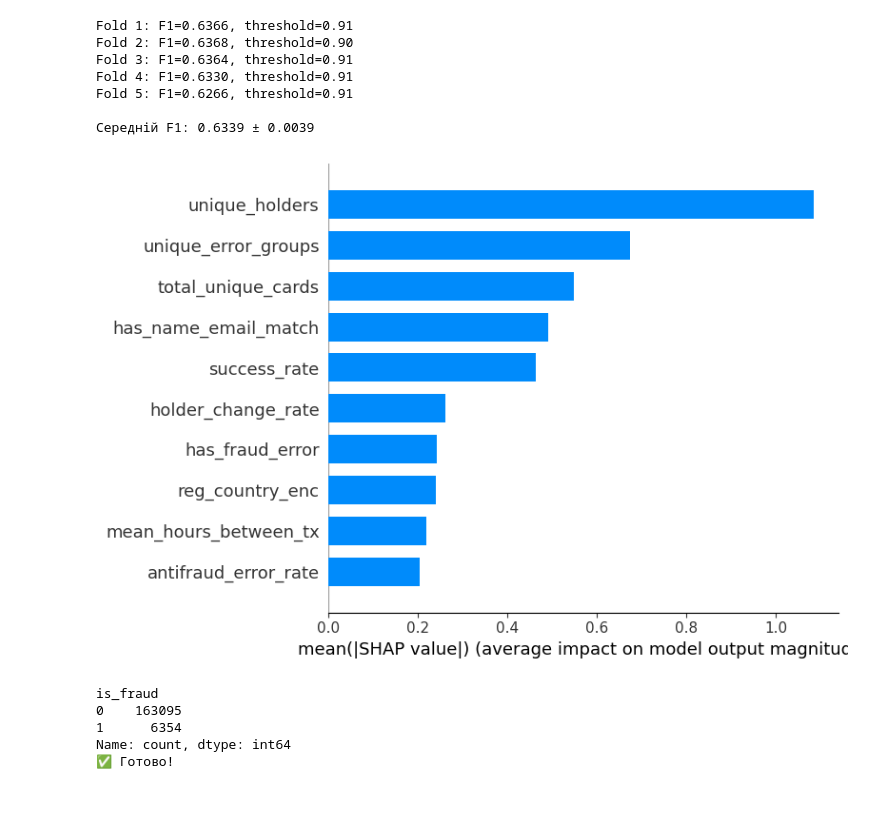
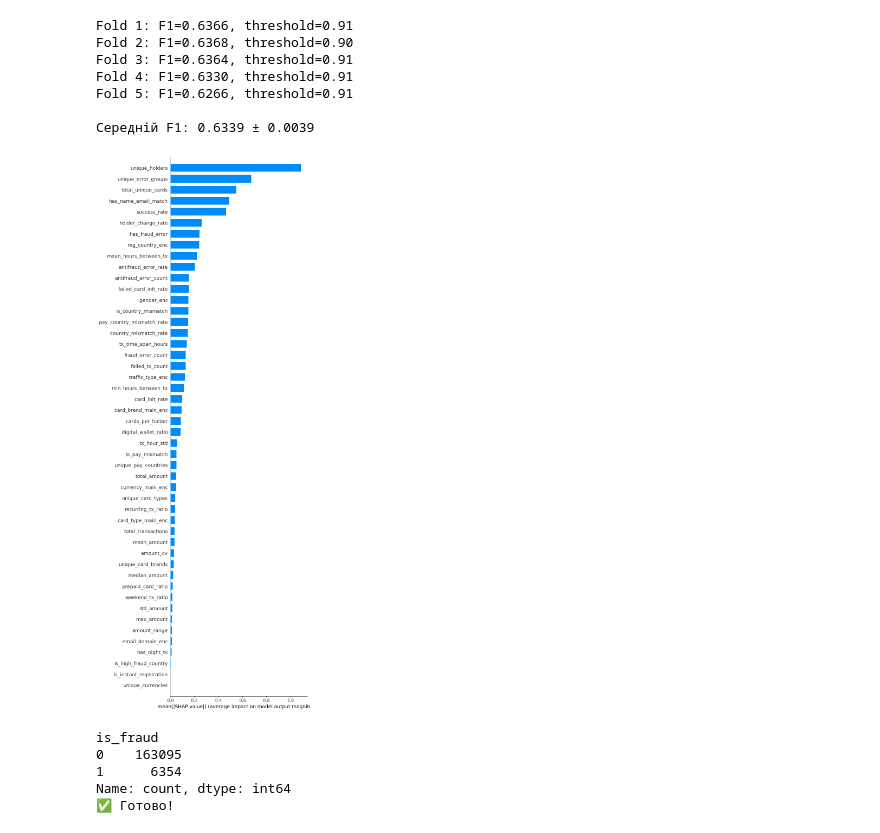
Before and after one commit to tup0g/ScelarXMono-anti-fraud, a Jupyter notebook: notebooks/03_model.ipynb, the cells around one changed output. Drawn from its saved outputs; the diff is of its cells as text; code cells hidden in the pictures; blank space fills up the shorter version.

Commit message:
feat: Shap now show all features that have impact on model

```diff
--- a/notebooks/03_model.ipynb
+++ b/notebooks/03_model.ipynb
@@ -106,17 +106,17 @@ Fold 5: F1=0.6266, threshold=0.91
 Середній F1: 0.6339 ± 0.0039
 # %%
 import shap
-explainer = shap.TreeExplainer(models[-1])  # беремо останню модель
+explainer = shap.TreeExplainer(models[-1])
 shap_values = explainer.shap_values(X.iloc[:1000])
 
 if isinstance(shap_values, list):
     sv = shap_values[1]
 else:
     sv = shap_values
 
-shap.summary_plot(sv, X.iloc[:1000], plot_type="bar", max_display=10)
+shap.summary_plot(sv, X.iloc[:1000], plot_type="bar", max_display=X.shape[1])
 # %% [output]
-[figure, old version]
+[figure, new version]
 # %%
 test = pd.read_csv('../data/processed/test_features.csv')
 X_test = test.drop(columns=["id_user"])
```
Also changed, not shown: 1 other file.
